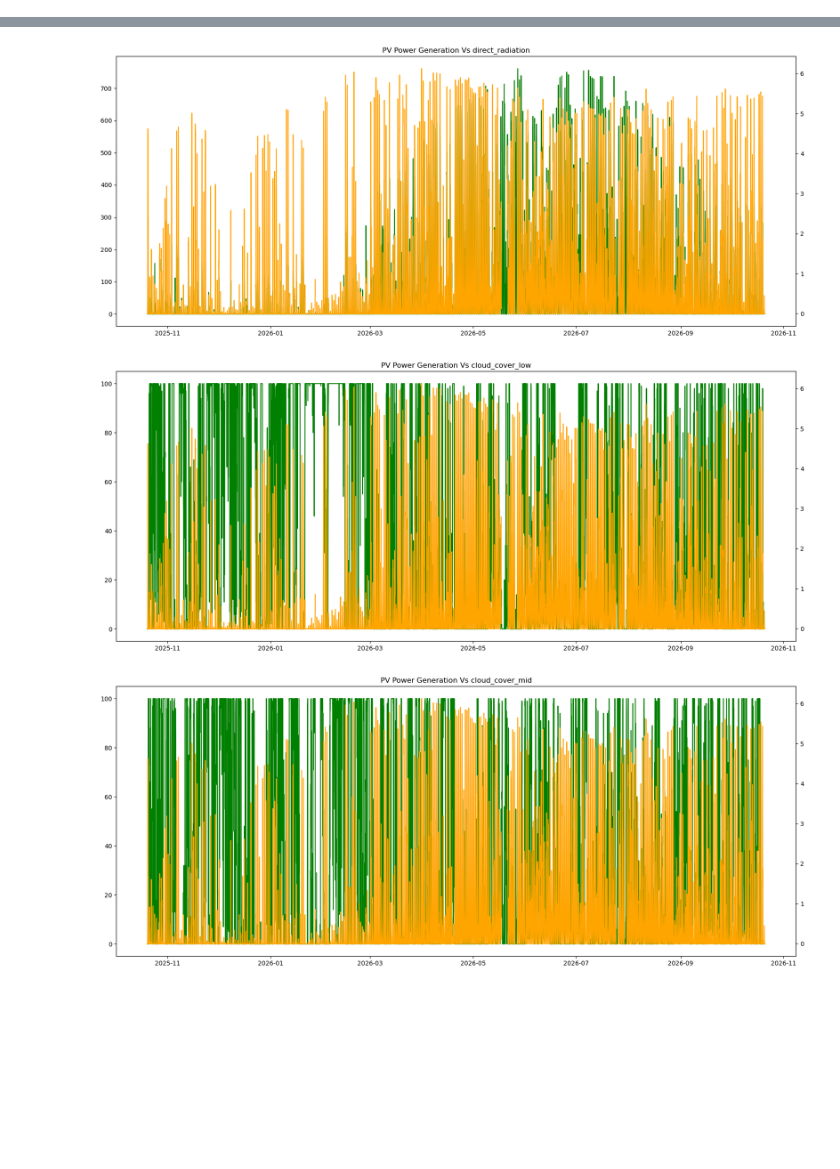
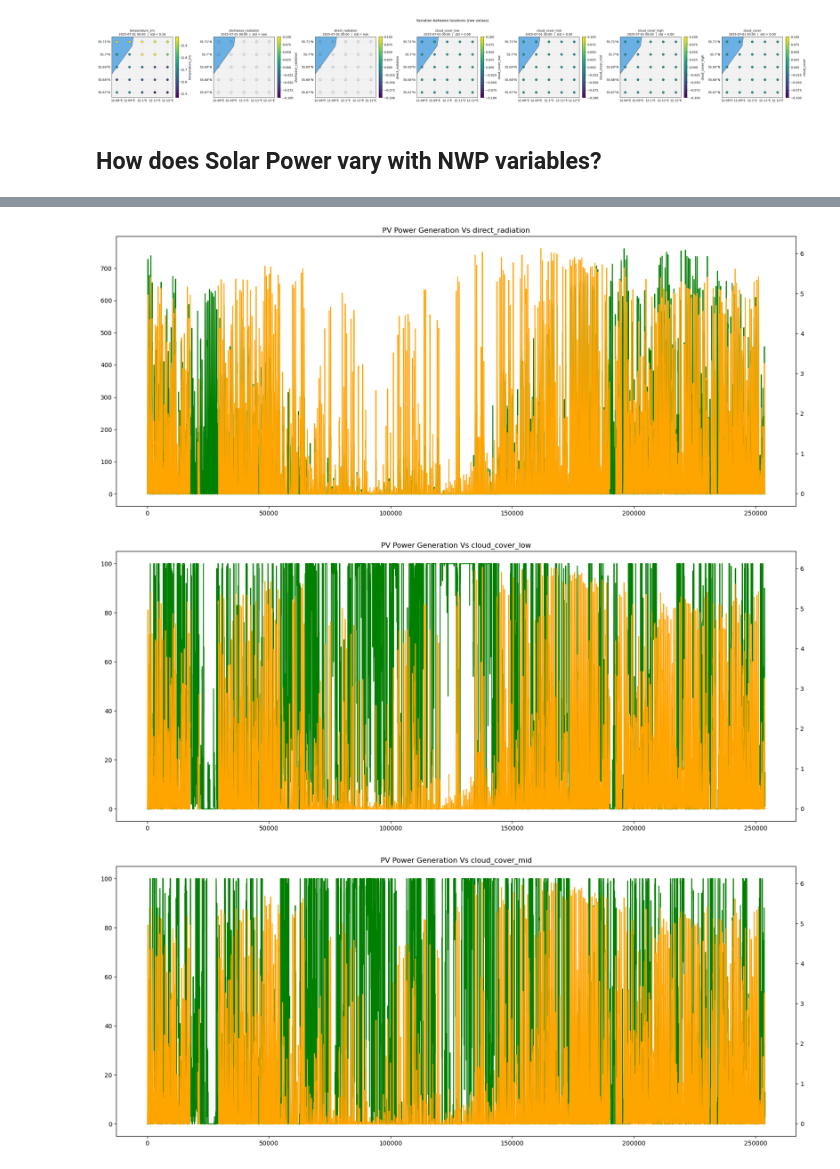
Before and after one commit to spgvieira/ITU-Roof-Solar-Pannels-Data, a Jupyter notebook: DataAnalysis/pv_nwp.ipynb, the cells around one changed output, grey strips where cells are left out. Cells and saved outputs as stored; diff of their text form; code cells hidden in the pictures; blank space fills up the shorter version.

Commit message:
Adding support for grid data

```diff
--- a/DataAnalysis/pv_nwp.ipynb
+++ b/DataAnalysis/pv_nwp.ipynb
@@ -43,0 +74,14 @@ Plot metrics against solar power output
+# %%
+# Focusing on only one set of coordinates since it does not change
+temp = nwp.copy()
+latitude = temp['latitude'] == 55.67
+longitude = temp['longitude'] == 12.08
+temp = temp.loc[latitude & longitude]
+temp = temp.drop(columns=["latitude", "longitude"])
+
+# Force hour periodicity
+temp = temp.set_index(['time']).sort_index()
+full_idx = pd.date_range(START_DATE, END_DATE, freq="h", name="time")
+temp = temp.reindex(full_idx)
+
+print(f"Summary missing data:", temp.isna().sum(), temp.isna().mean() * 100)
@@ -43,0 +108,11 @@ Plot metrics against solar power output
+# %%
+for c in CHANNELS:
+    gaps = get_missing_value_gaps(temp[c]).sort_values("length_h", ascending=False)
+    print(c + "\n")
+    print("Number of gaps:", len(gaps))
+    print(f"\nLongest gap:",gaps.head(1))
+    print("\n")
+
+    dist = gaps["length_h"].value_counts().sort_index()
+    print(dist)
+    print("\n")
@@ -44,4 +231,23 @@ Plot metrics against solar power output
+# %%
+fig = plot_weather_map(
+    nwp,
+    times=["2025-11-01 17:00"],
+    variables=CHANNELS,
+    mode="value",
+)
+# %% [output]
+[figure, added]
+# %% [markdown]
+## How does Solar Power vary with NWP variables?
+# %%
+df = pd.merge(pv, nwp, how="outer")
+temp = df.copy()
+# Focusing on one coordinate pair for simplicity
+latitude = temp['latitude'] == 55.67
+longitude = temp['longitude'] == 12.08
+temp = temp.loc[latitude & longitude]
+temp = temp.drop(columns=["latitude", "longitude"])
 # %%
 for c in CHANNELS:
-    plot_nwp_vs_pv_data(df, c)
+    plot_nwp_vs_pv_data(temp, c)
 # %% [output]
@@ -50,3 +256,3 @@ for c in CHANNELS:
-[figure, old version]
+[figure, new version]
-[figure, old version]
+[figure, new version]
-[figure, old version]
+[figure, new version]
```
Also changed, not shown: parts of 21 cells of this notebook, 7 other files.
